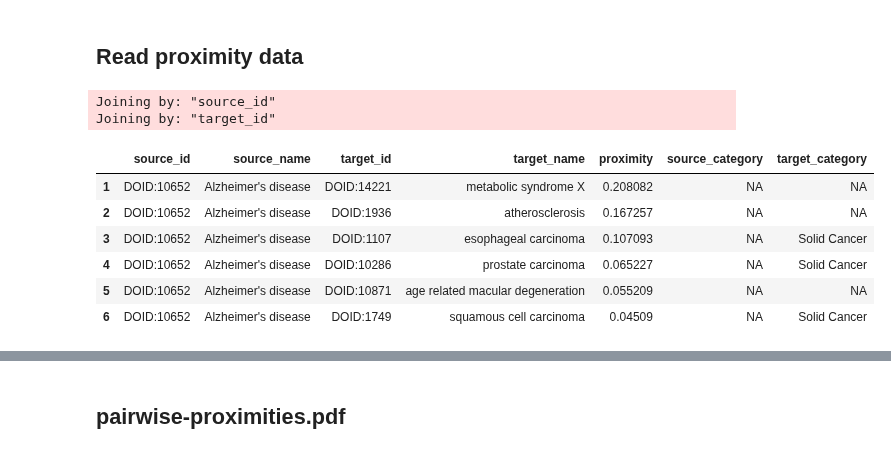
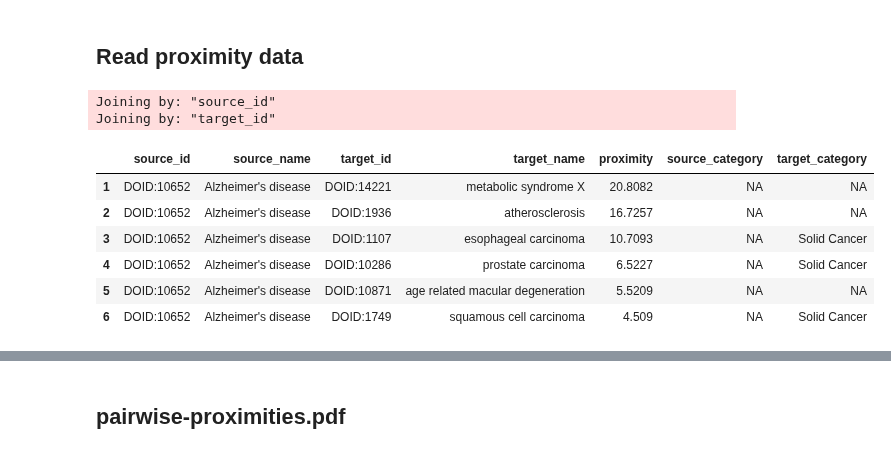
Before and after one commit to dhimmel/hodgkins, a Jupyter notebook: plotting.ipynb, the cells around one changed output, grey strips where cells are left out. Cells and saved outputs as stored; diff of their text form; code cells hidden in the pictures.

```diff
--- a/plotting.ipynb
+++ b/plotting.ipynb
@@ -31,27 +31,28 @@ gg_base = function(gg) {
 # %%
 prox_df = readr::read_tsv('data/proximities.tsv')
 cat_cols = list(
   category = readr::col_factor(levels =
     c('Autoimmune', "multiple sclerosis", "Hodgkin's lymphoma", 'Hematologic Cancer', 'Solid Cancer'))
 )
 cat_df = readr::read_tsv('input/doid-categories.tsv', col_types = cat_cols)
 
-prox_df = prox_df %>%
+prox_df %<>%
+  dplyr::mutate(proximity = proximity * 100) %>%
   dplyr::left_join(
     cat_df %>% dplyr::transmute(source_id = doid_code, source_category = category)
   ) %>%
   dplyr::left_join(
     cat_df %>% dplyr::transmute(target_id = doid_code, target_category = category)
   )
 
 head(prox_df)
 # %% [output]
 Joining by: "source_id"
 Joining by: "target_id"
 |  | source_id | source_name | target_id | target_name | proximity | source_category | target_category |
-| 1 | DOID:10652 | Alzheimer's disease | DOID:14221 | metabolic syndrome X | 0.208082 | NA | NA |
-| 2 | DOID:10652 | Alzheimer's disease | DOID:1936 | atherosclerosis | 0.167257 | NA | NA |
-| 3 | DOID:10652 | Alzheimer's disease | DOID:1107 | esophageal carcinoma | 0.107093 | NA | Solid Cancer |
-| 4 | DOID:10652 | Alzheimer's disease | DOID:10286 | prostate carcinoma | 0.065227 | NA | Solid Cancer |
-| 5 | DOID:10652 | Alzheimer's disease | DOID:10871 | age related macular degeneration | 0.055209 | NA | NA |
-| 6 | DOID:10652 | Alzheimer's disease | DOID:1749 | squamous cell carcinoma | 0.04509 | NA | Solid Cancer |
+| 1 | DOID:10652 | Alzheimer's disease | DOID:14221 | metabolic syndrome X | 20.8082 | NA | NA |
+| 2 | DOID:10652 | Alzheimer's disease | DOID:1936 | atherosclerosis | 16.7257 | NA | NA |
+| 3 | DOID:10652 | Alzheimer's disease | DOID:1107 | esophageal carcinoma | 10.7093 | NA | Solid Cancer |
+| 4 | DOID:10652 | Alzheimer's disease | DOID:10286 | prostate carcinoma | 6.5227 | NA | Solid Cancer |
+| 5 | DOID:10652 | Alzheimer's disease | DOID:10871 | age related macular degeneration | 5.5209 | NA | NA |
+| 6 | DOID:10652 | Alzheimer's disease | DOID:1749 | squamous cell carcinoma | 4.509 | NA | Solid Cancer |
```
Also changed, not shown: parts of 4 cells of this notebook, 6 other files.
